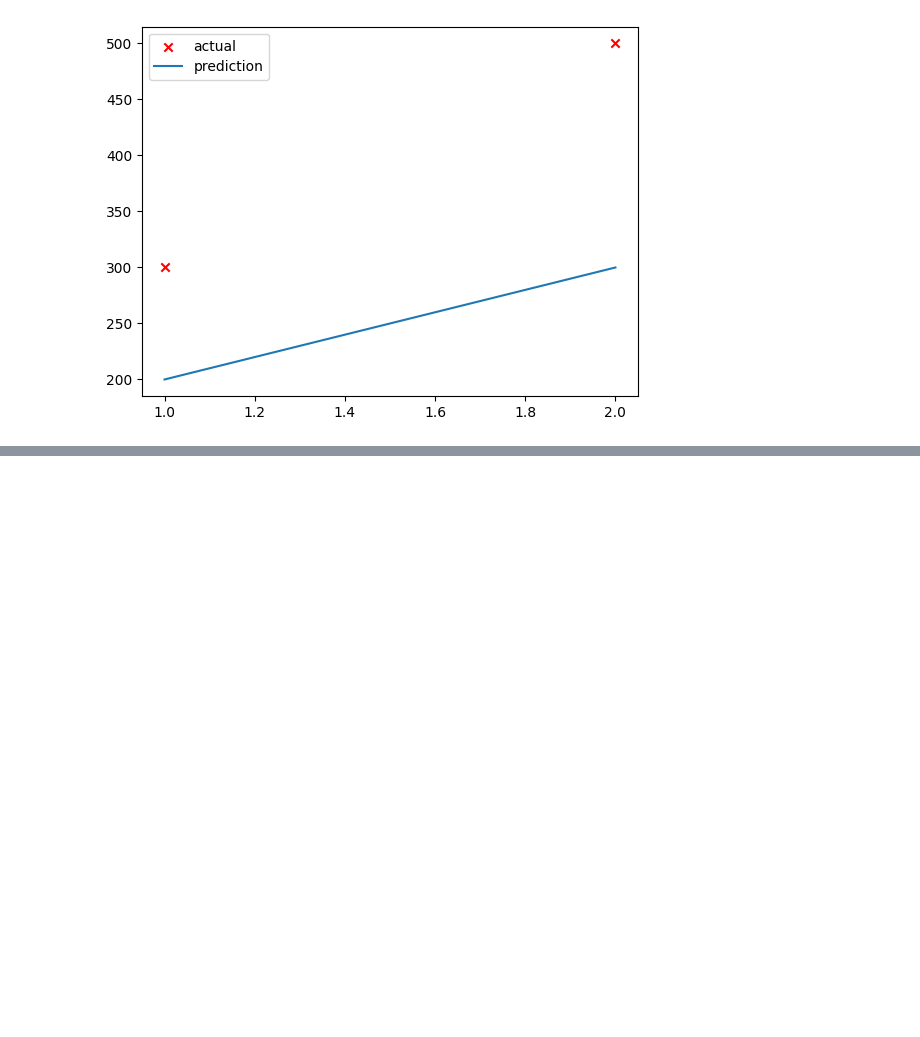
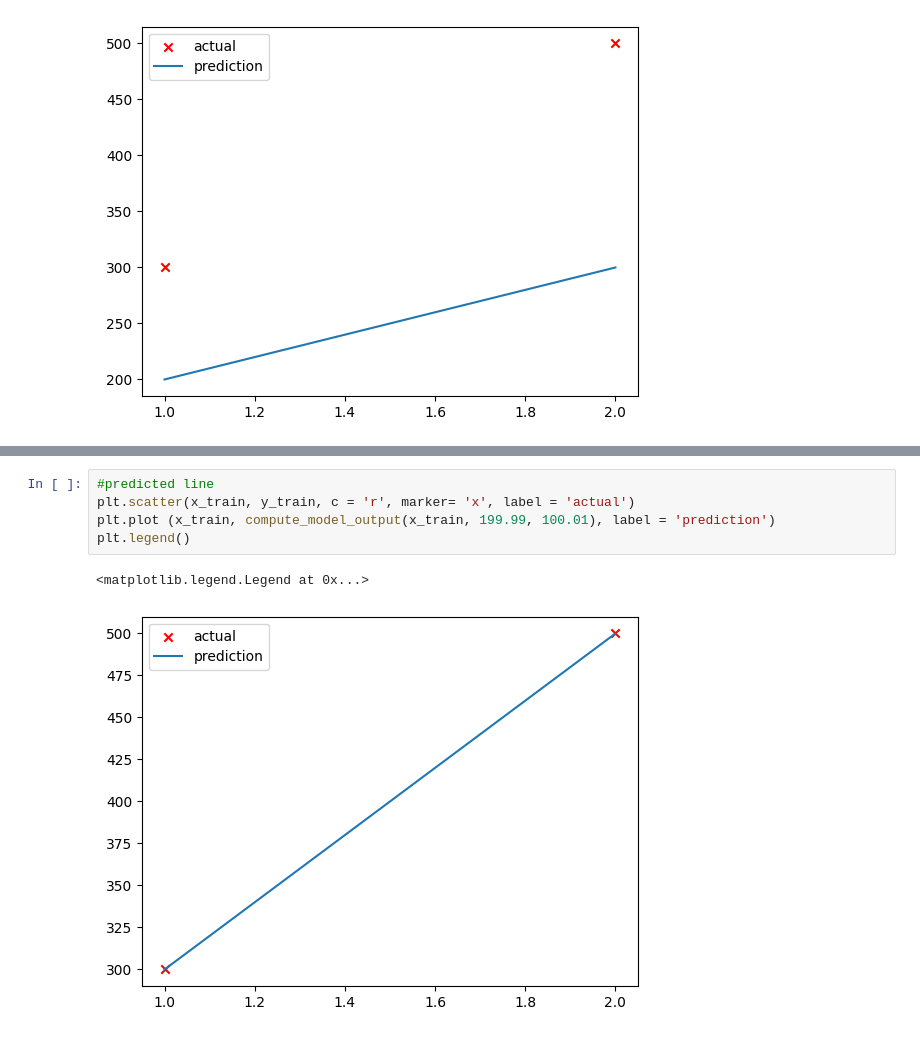
Before and after one commit to crazypanda123/Machine-Learning-Specialization, a Jupyter notebook: Course 1 - Supervised Machine Learning- Regression and Classification/test_C1.ipynb, the cells around one changed output, grey strips where cells are left out. Cells and saved outputs as stored; diff of their text form; blank space fills up the shorter version.

```diff
--- a/Course 1 - Supervised Machine Learning- Regression and Classification/test_C1.ipynb
+++ b/Course 1 - Supervised Machine Learning- Regression and Classification/test_C1.ipynb
@@ -58,0 +173,8 @@ plt.legend()
+# %%
+#predicted line
+plt.scatter(x_train, y_train, c = 'r', marker= 'x', label = 'actual')
+plt.plot (x_train, compute_model_output(x_train, 199.99, 100.01), label = 'prediction')
+plt.legend()
+# %% [output]
+<matplotlib.legend.Legend at 0x...>
+[figure, added]
```
Also changed, not shown: parts of 18 cells of this notebook.
